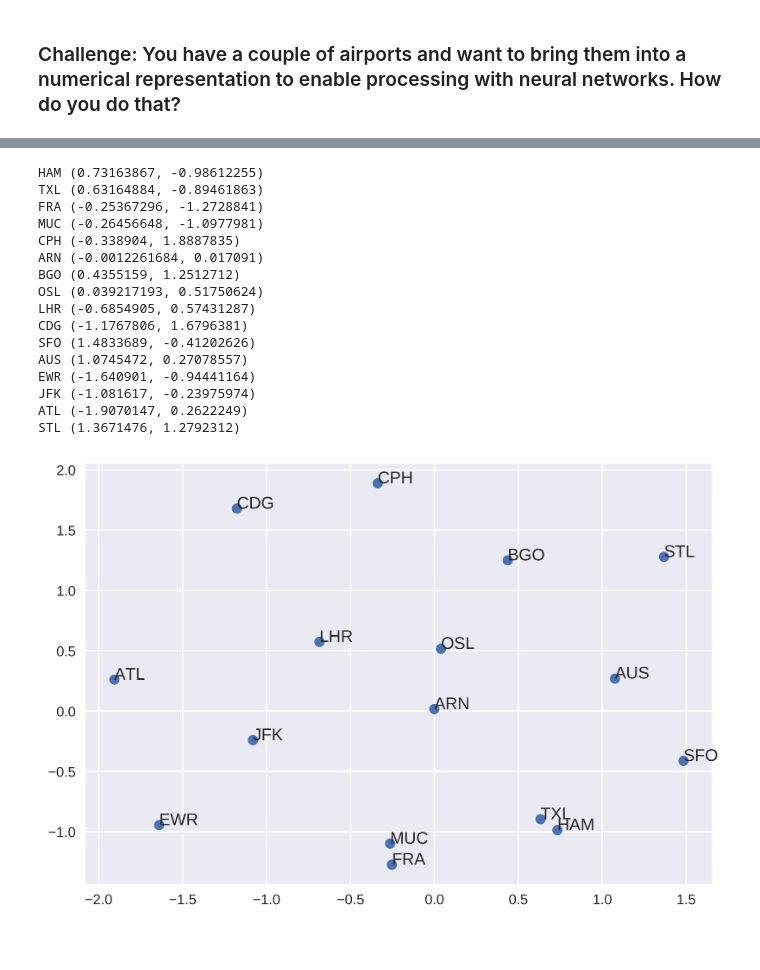
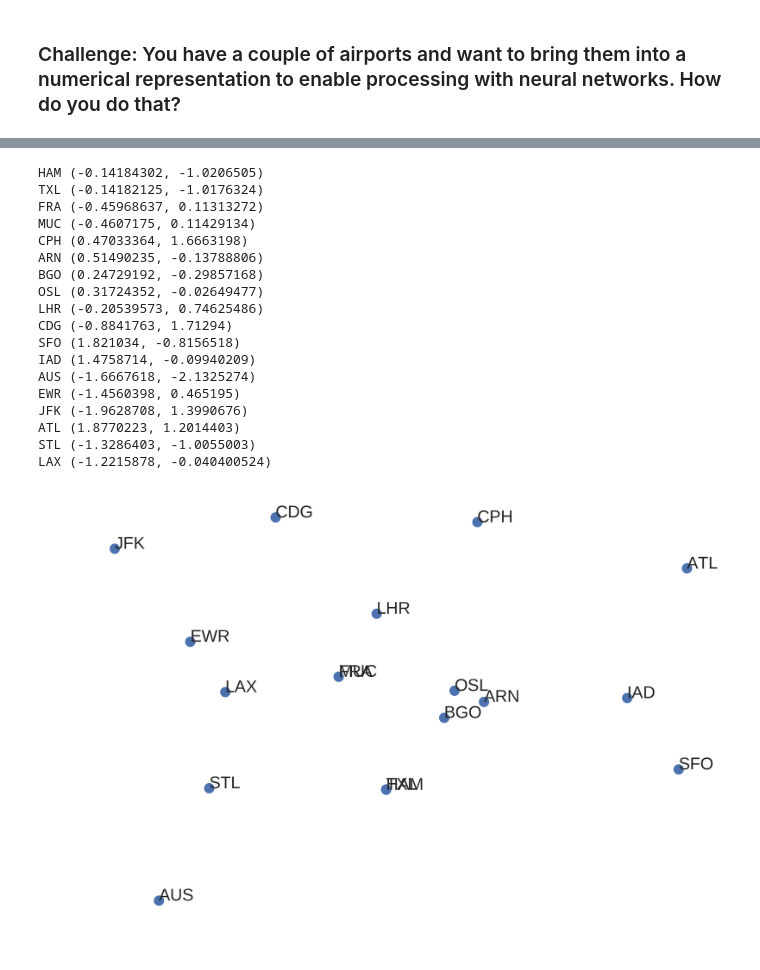
Before and after one commit to subodhchhabra/ai, a Jupyter notebook: notebooks/2019_tf/embeddings-viz.ipynb, the cells around one changed output, grey strips where cells are left out. Saved outputs shown, nothing was run; the diff lists cells and outputs as text; code cells hidden in the pictures.

```diff
--- a/notebooks/2019_tf/embeddings-viz.ipynb
+++ b/notebooks/2019_tf/embeddings-viz.ipynb
@@ -13,21 +20,25 @@ print(tf.__version__)
 # %% [markdown]
 ### Challenge: You have a couple of airports and want to bring them into a numerical representation to enable processing with neural networks. How do you do that?
 # %%
+# https://en.wikipedia.org/wiki/List_of_busiest_airports_by_passenger_traffic
+
 airports = {
- 'HAM': "germany europe regional",
- 'TXL': "germany europe regional",
- 'FRA': "germany europe hub",
- 'MUC': "germany europe hub",
- 'CPH': "denmark capital scandinavia europe hub",
- 'ARN': "sweden capital scandinavia europe regional",
- 'BGO': "norway scandinavia europe regional",
- 'OSL': "norway capital scandinavia europe regional",
- 'LHR': "gb capital europe hub",
- 'CDG': "france capital europe hub",
- 'SFO': "usa california regional",
- 'AUS': "usa texas regional",
- 'EWR': "usa new_jersey hub",
- 'JFK': "usa new_york hub",
- 'ATL': "usa georgia hub",
- 'STL': "usa missouri regional"
+ 'HAM': ["germany europe regional", 18],
+ 'TXL': ["germany europe regional", 21],
+ 'FRA': ["germany europe hub", 70],
+ 'MUC': ["germany europe hub", 46],
+ 'CPH': ["denmark capital scandinavia europe hub", 29],
+ 'ARN': ["sweden capital scandinavia europe regional", 27],
+ 'BGO': ["norway scandinavia europe regional", 6],
+ 'OSL': ["norway capital scandinavia europe regional", 29],
+ 'LHR': ["gb capital europe hub", 80],
+ 'CDG': ["france capital europe hub", 72],
+ 'SFO': ["usa california regional", 58],
+ 'IAD': ["usa capital regional", 21],
+ 'AUS': ["usa texas regional", 16],
+ 'EWR': ["usa new_jersey hub", 46],
+ 'JFK': ["usa new_york hub", 62],
+ 'ATL': ["usa georgia hub", 110],
+ 'STL': ["usa missouri regional", 16],
+ 'LAX': ["usa california hub", 88]
 }
@@ -38,4 +47,6 @@ airport_names = list(airports.keys())
 airport_numbers = list(range(0, len(airports)))
 airport_to_number = dict(zip(airport_names, airport_numbers))
 number_to_airport = dict(zip(airport_numbers, airport_names))
+airport_descriptions = [value[0] for value in list(airports.values())]
+airport_passengers = [value[1] for value in list(airports.values())]
 # %% [markdown]
@@ -52,4 +54,8 @@ description_matrix = tokenizer.texts_to_matrix(texts, mode='freq')
 # %%
+tokenizer = tf.keras.preprocessing.text.Tokenizer()
+tokenizer.fit_on_texts(airport_descriptions)
+description_matrix = tokenizer.texts_to_matrix(airport_descriptions, mode='freq')
+
 aiport_count, word_count = description_matrix.shape
 dictionary_size = word_count
 aiport_count, word_count
@@ -115,28 +121,32 @@ loss, accuracy
 # %%
 embedding_layer = model.get_layer('embedding')
 embedding_model = Model(inputs=model.input, outputs=embedding_layer.output)
 embeddings_2d = embedding_model.predict(airport_numbers).reshape(-1, 2)
 
+# for printing only
 plt.figure(dpi=600)
+plt.axis('off')
 plt.scatter(embeddings_2d[:, 0], embeddings_2d[:, 1])
 for name, x_pos, y_pos in zip(airport_names, embeddings_2d[:, 0], embeddings_2d[:, 1]):
   print(name, (x_pos, y_pos))
   plt.annotate(name, (x_pos, y_pos))
 # %% [output]
-HAM (0.73163867, -0.98612255)
-TXL (0.63164884, -0.89461863)
-FRA (-0.25367296, -1.2728841)
-MUC (-0.26456648, -1.0977981)
-CPH (-0.338904, 1.8887835)
-ARN (-0.0012261684, 0.017091)
-BGO (0.4355159, 1.2512712)
-OSL (0.039217193, 0.51750624)
-LHR (-0.6854905, 0.57431287)
-CDG (-1.1767806, 1.6796381)
-SFO (1.4833689, -0.41202626)
-AUS (1.0745472, 0.27078557)
-EWR (-1.640901, -0.94441164)
-JFK (-1.081617, -0.23975974)
-ATL (-1.9070147, 0.2622249)
-STL (1.3671476, 1.2792312)
+HAM (-0.14184302, -1.0206505)
+TXL (-0.14182125, -1.0176324)
+FRA (-0.45968637, 0.11313272)
+MUC (-0.4607175, 0.11429134)
+CPH (0.47033364, 1.6663198)
+ARN (0.51490235, -0.13788806)
+BGO (0.24729192, -0.29857168)
+OSL (0.31724352, -0.02649477)
+LHR (-0.20539573, 0.74625486)
+CDG (-0.8841763, 1.71294)
+SFO (1.821034, -0.8156518)
+IAD (1.4758714, -0.09940209)
+AUS (-1.6667618, -2.1325274)
+EWR (-1.4560398, 0.465195)
+JFK (-1.9628708, 1.3990676)
+ATL (1.8770223, 1.2014403)
+STL (-1.3286403, -1.0055003)
+LAX (-1.2215878, -0.040400524)
-[figure, old version]
+[figure, new version]
```
Also changed, not shown: parts of 14 cells of this notebook.
